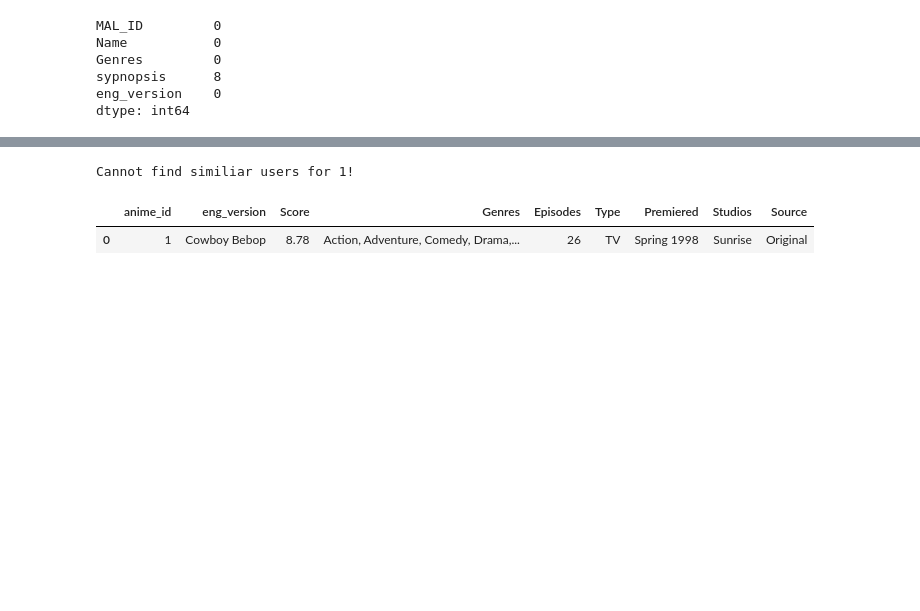
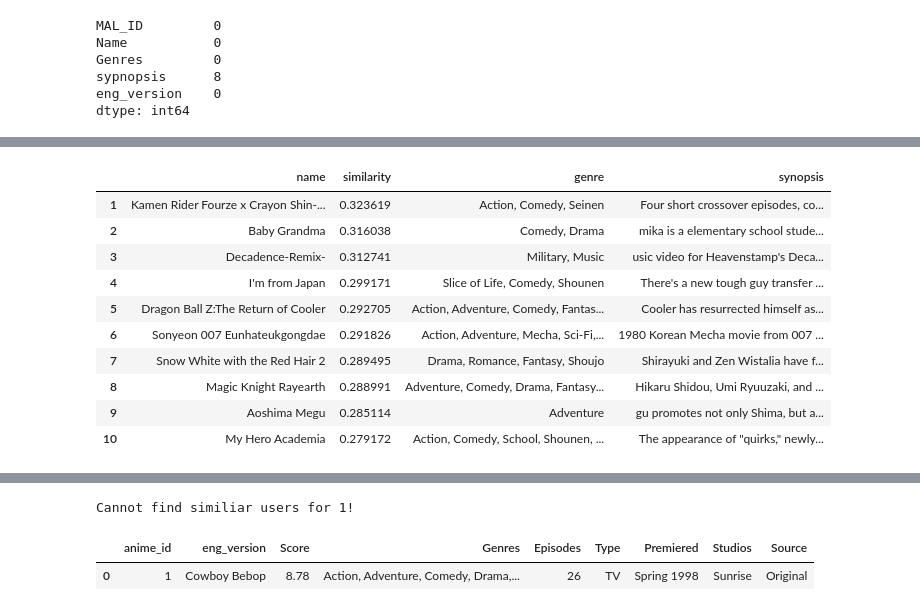
Before and after one commit to JohnSteveL/AnimeRecommender, a Jupyter notebook: notebook/test.ipynb, the cells around one changed output, grey strips where cells are left out. Drawn from its saved outputs; the diff is of its cells as text; code cells hidden in the pictures; blank space fills up the shorter version.

```diff
--- a/notebook/test.ipynb
+++ b/notebook/test.ipynb
@@ -484,3 +475,18 @@ find_similiar_animes("Fullmetal Alchemist:Brotherhood",anime_weights,anime2anime
+# %%
+find_similiar_animes("Attack on Titan",anime_weights,anime2anime_encoded,anime2anime_decoded,
+                     df)
+# %% [output]
+|  | name | similarity | genre | synopsis |
+| 1 | Kamen Rider Fourze x Crayon Shin-... | 0.323619 | Action, Comedy, Seinen | Four short crossover episodes, co... |
+| 2 | Baby Grandma | 0.316038 | Comedy, Drama | mika is a elementary school stude... |
+| 3 | Decadence-Remix- | 0.312741 | Military, Music | usic video for Heavenstamp's Deca... |
+| 4 | I'm from Japan | 0.299171 | Slice of Life, Comedy, Shounen | There's a new tough guy transfer ... |
+| 5 | Dragon Ball Z:The Return of Cooler | 0.292705 | Action, Adventure, Comedy, Fantas... | Cooler has resurrected himself as... |
+| 6 | Sonyeon 007 Eunhateukgongdae | 0.291826 | Action, Adventure, Mecha, Sci-Fi,... | 1980 Korean Mecha movie from 007 ... |
+| 7 | Snow White with the Red Hair 2 | 0.289495 | Drama, Romance, Fantasy, Shoujo | Shirayuki and Zen Wistalia have f... |
+| 8 | Magic Knight Rayearth | 0.288991 | Adventure, Comedy, Drama, Fantasy... | Hikaru Shidou, Umi Ryuuzaki, and ... |
+| 9 | Aoshima Megu | 0.285114 | Adventure | gu promotes not only Shima, but a... |
+| 10 | My Hero Academia | 0.279172 | Action, Comedy, School, Shounen, ... | The appearance of "quirks," newly... |
 # %%
 def find_similiar_user(item_input, user_weights,user2user_encoded,
                        user2user_decoded,n=10,return_dist=False,neg=False):
```
Also changed, not shown: parts of 11 cells of this notebook, 12 other files.
